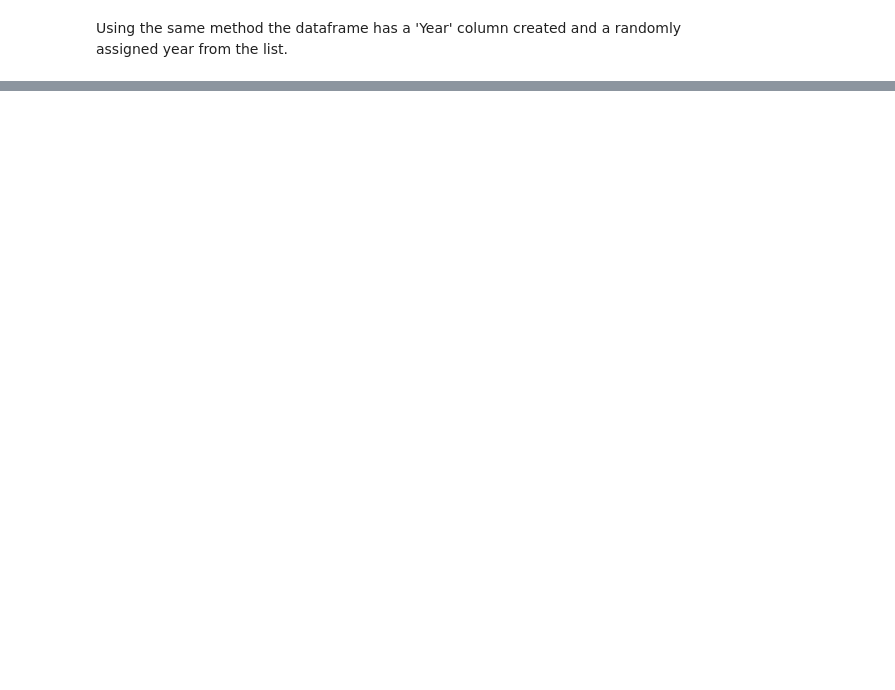
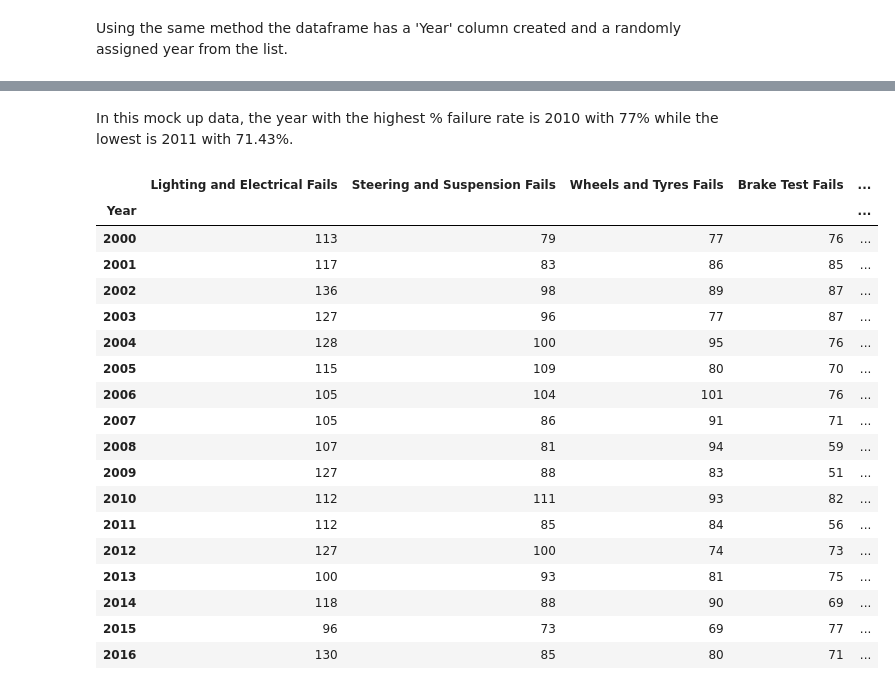
Before and after one commit to MKelly1303/GMIT_52465_Prog_Project1, a Jupyter notebook: 52465 Programming for Data Analysis Project.ipynb, the cells around one changed output, grey strips where cells are left out. Drawn from its saved outputs; the diff is of its cells as text; code cells hidden in the pictures; blank space fills up the shorter version.

```diff
--- a/52465 Programming for Data Analysis Project.ipynb
+++ b/52465 Programming for Data Analysis Project.ipynb
@@ -319,0 +341,25 @@ df.groupby(['Manufacturer','Year']).sum()
+# %% [markdown]
+In this mock up data, the year with the highest % failure rate is 2010 with 77% while the lowest is 2011 with 71.43%.
+# %%
+df_agg2['% Fail'] = (100*(df_agg2['Fail'])/(df_agg2['Fail']+df_agg2['Pass']))
+df_agg2
+# %% [output]
+|  | Lighting and Electrical Fails | Steering and Suspension Fails | Wheels and Tyres Fails | Brake Test Fails | ... |
+| Year |  |  |  |  | ... |
+| 2000 | 113 | 79 | 77 | 76 | ... |
+| 2001 | 117 | 83 | 86 | 85 | ... |
+| 2002 | 136 | 98 | 89 | 87 | ... |
+| 2003 | 127 | 96 | 77 | 87 | ... |
+| 2004 | 128 | 100 | 95 | 76 | ... |
+| 2005 | 115 | 109 | 80 | 70 | ... |
+| 2006 | 105 | 104 | 101 | 76 | ... |
+| 2007 | 105 | 86 | 91 | 71 | ... |
+| 2008 | 107 | 81 | 94 | 59 | ... |
+| 2009 | 127 | 88 | 83 | 51 | ... |
+| 2010 | 112 | 111 | 93 | 82 | ... |
+| 2011 | 112 | 85 | 84 | 56 | ... |
+| 2012 | 127 | 100 | 74 | 73 | ... |
+| 2013 | 100 | 93 | 81 | 75 | ... |
+| 2014 | 118 | 88 | 90 | 69 | ... |
+| 2015 | 96 | 73 | 69 | 77 | ... |
+| 2016 | 130 | 85 | 80 | 71 | ... |
```
Also changed, not shown: parts of 22 cells of this notebook.
